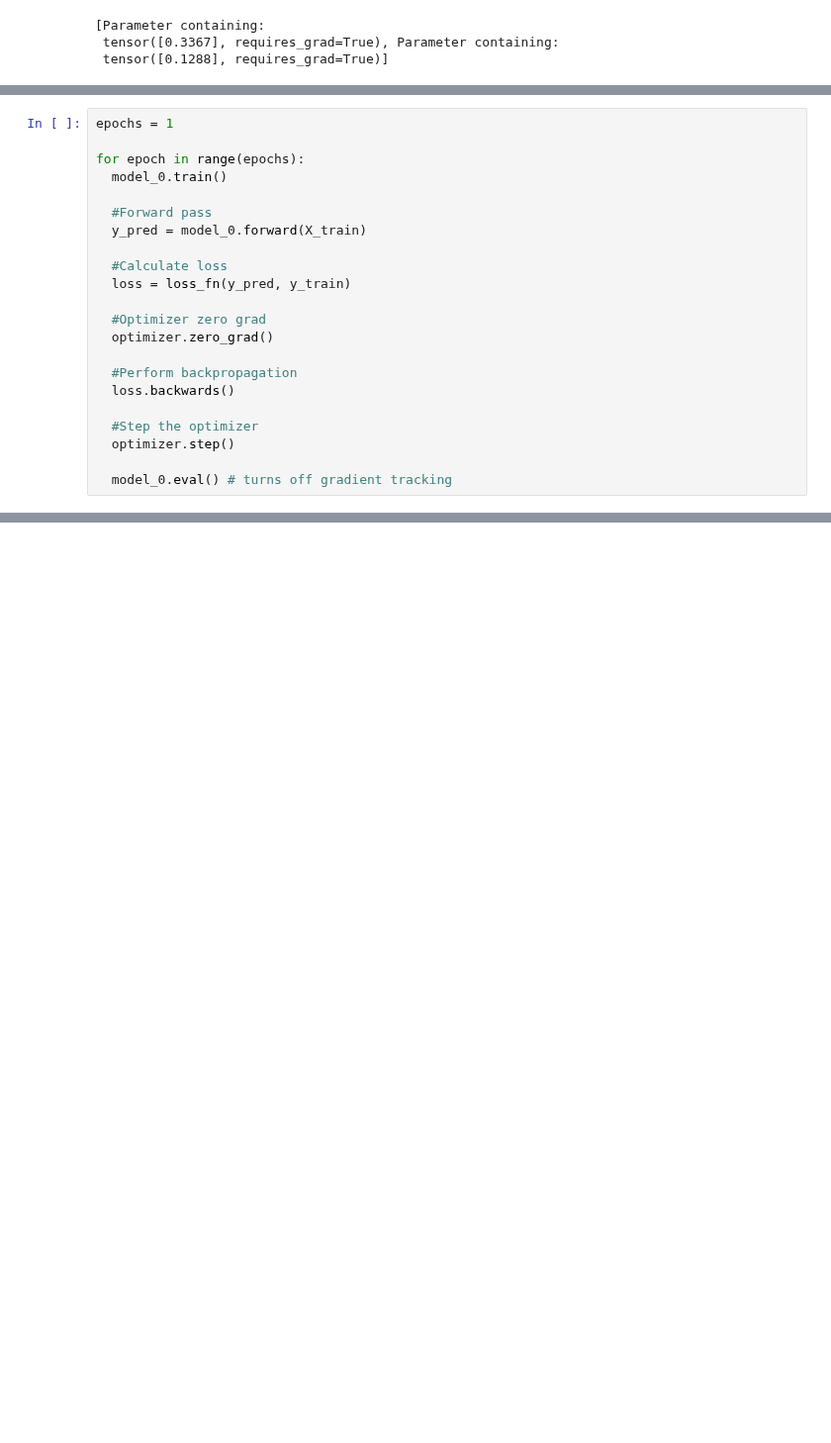
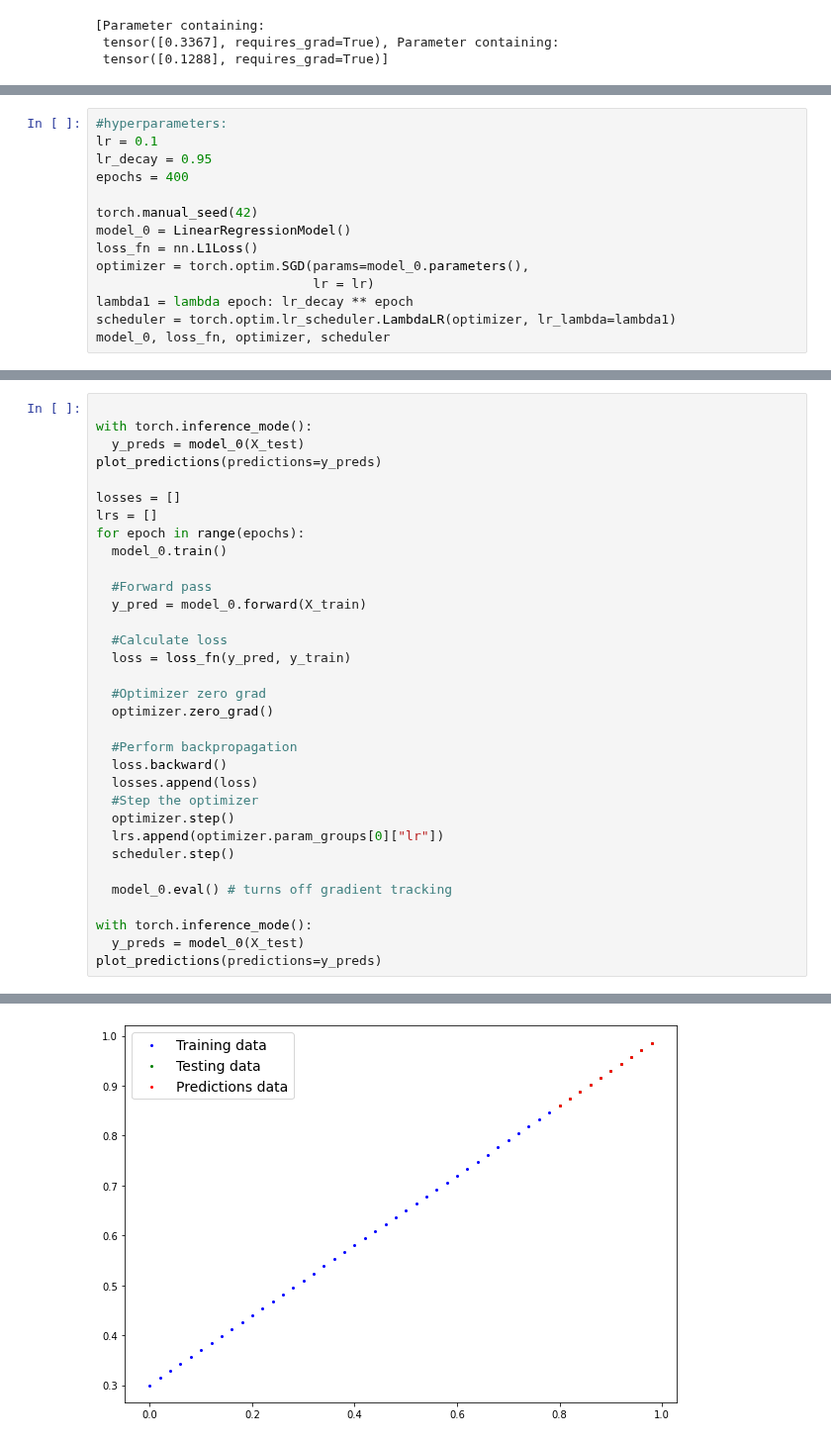
Before and after one commit to Molten-Ice/Deep-Learning, a Jupyter notebook: 01_pytorch_workflow.ipynb, the cells around one changed output, grey strips where cells are left out. Shown at 99% size. Cells and saved outputs as stored; diff of their text form; blank space fills up the shorter version.

Commit message:
Full basic model

```diff
--- a/01_pytorch_workflow.ipynb
+++ b/01_pytorch_workflow.ipynb
@@ -159,0 +151,14 @@ torch.optim.sgd.SGD
+# %%
+#hyperparameters:
+lr = 0.1
+lr_decay = 0.95
+epochs = 400
+
+torch.manual_seed(42)
+model_0 = LinearRegressionModel()
+loss_fn = nn.L1Loss()
+optimizer = torch.optim.SGD(params=model_0.parameters(),
+                            lr = lr)
+lambda1 = lambda epoch: lr_decay ** epoch
+scheduler = torch.optim.lr_scheduler.LambdaLR(optimizer, lr_lambda=lambda1)
+model_0, loss_fn, optimizer, scheduler
@@ -160,6 +178,11 @@ torch.optim.sgd.SGD
 # %%
-epochs = 1
 
+with torch.inference_mode():
+  y_preds = model_0(X_test)
+plot_predictions(predictions=y_preds)
+
+losses = []
+lrs = []
 for epoch in range(epochs):
   model_0.train()
 
@@ -173,9 +196,16 @@ for epoch in range(epochs):
   optimizer.zero_grad()
 
   #Perform backpropagation
-  loss.backwards()
-
+  loss.backward()
+  losses.append(loss)
   #Step the optimizer
   optimizer.step()
+  lrs.append(optimizer.param_groups[0]["lr"])
+  scheduler.step()
 
   model_0.eval() # turns off gradient tracking
+
+with torch.inference_mode():
+  y_preds = model_0(X_test)
+plot_predictions(predictions=y_preds)
+# %% [output]
@@ -181,0 +213 @@ for epoch in range(epochs):
+[figure, added]
```
Also changed, not shown: parts of 7 cells of this notebook.
